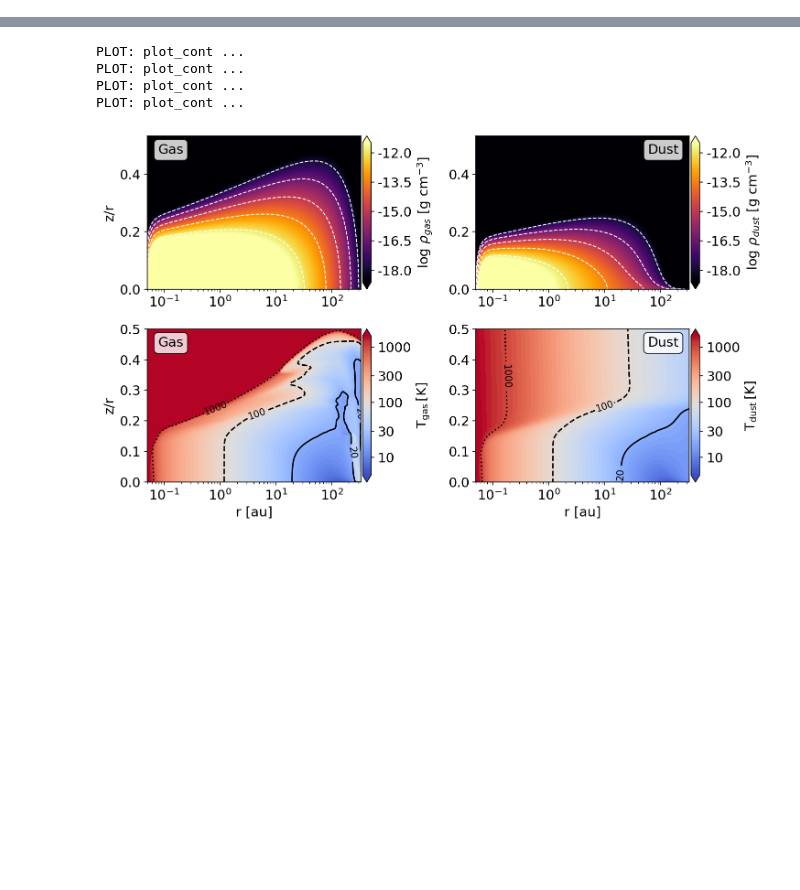
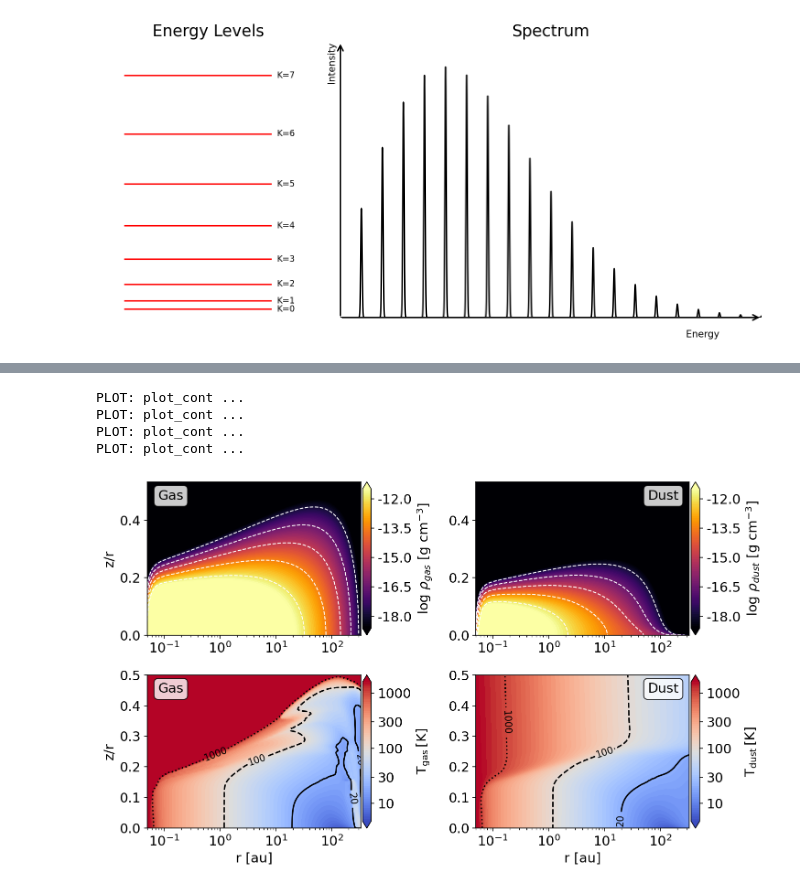
Before and after one commit to nielsklerk/BRP, a Jupyter notebook: AllFigures.ipynb, the cells around one changed output, grey strips where cells are left out. Saved outputs shown, nothing was run; the diff lists cells and outputs as text; code cells hidden in the pictures; blank space fills up the shorter version.

```diff
--- a/AllFigures.ipynb
+++ b/AllFigures.ipynb
@@ -43,0 +187,74 @@ plt.rcParams['savefig.dpi'] = 300
+# %%
+fig, (ax_levels, ax_spectrum) = plt.subplots(1, 2, figsize=(10, 5), gridspec_kw={'width_ratios': [1, 2]})
+
+x_min, x_max = 0, 2
+y_min, y_max = 0, 1.1
+
+n = np.arange(0, 30)
+ion_energy =0.05
+energies = ion_energy*n*(n+1)
+kT = 3
+def boltzmann(K):
+    E = ion_energy * K * (K + 1)
+    return (2*K + 1) * np.exp(-E / kT)
+
+for i, E in enumerate(energies):
+    if i > 7:
+        break
+    ax_levels.hlines(E, 0.2, 1.6, color='red')
+    if i >= 0:
+        ax_levels.text(1.65, E, f'K={i}', va='center', fontsize=9)
+# Energy level axis setup
+ax_levels.set_xlim(0, 2)
+ax_levels.set_ylim(-0.1, 3.2)
+ax_levels.axis('off')
+ax_levels.set_title('Energy Levels')
+
+spectrum_x = []
+spectrum_K = []
+
+for i, E_g in enumerate(energies):
+    for j, E_e in enumerate(energies):
+        energy = E_e - E_g
+        if energy>0 and abs(i-j)<=1:
+            spectrum_x.append(energy)
+            spectrum_K.append(boltzmann(j))  # all transitions equally strong for simplicity
+
+# Create Gaussian-broadened spectrum
+x_vals = np.linspace(x_min, x_max, 10000)
+y_vals = np.zeros_like(x_vals)
+sigma = 0.003
+
+for i, center in enumerate(spectrum_x):
+    y_vals +=spectrum_K[i]*np.exp(-0.5 * ((x_vals - center) / sigma)**2)
+
+# Normalize
+y_vals /= y_vals.max()
+
+# Plot the spectrum
+ax_spectrum.axis('off')
+
+# Set limits manually since we removed axes
+ax_spectrum.set_xlim(x_min, x_max)
+ax_spectrum.set_ylim(y_min, y_max)
+
+# X-axis arrow
+ax_spectrum.annotate('', xy=(x_max, 0), xytext=(x_min, 0),
+                     arrowprops=dict(arrowstyle='->', linewidth=1.5, color='black'))
+
+# Y-axis arrow
+ax_spectrum.annotate('', xy=(0, y_max), xytext=(0, y_min),
+                     arrowprops=dict(arrowstyle='->', linewidth=1.5, color='black'))
+
+# Optional: Add labels
+ax_spectrum.text(x_max * 0.9, -0.05, 'Energy', ha='right', va='top', fontsize=10)
+ax_spectrum.text(-x_max * 0.01, y_max, 'Intensity', ha='right', va='top', rotation='vertical', fontsize=10)
+
+ax_spectrum.plot(x_vals, y_vals, color='black')
+ax_spectrum.set_title('Spectrum')
+
+plt.tight_layout()
+plt.savefig('Figures/RoSpectrum.pdf', bbox_inches='tight')
+plt.show()
+# %% [output]
+[figure, added]
```
Also changed, not shown: parts of 3 cells of this notebook, 5 other files.
